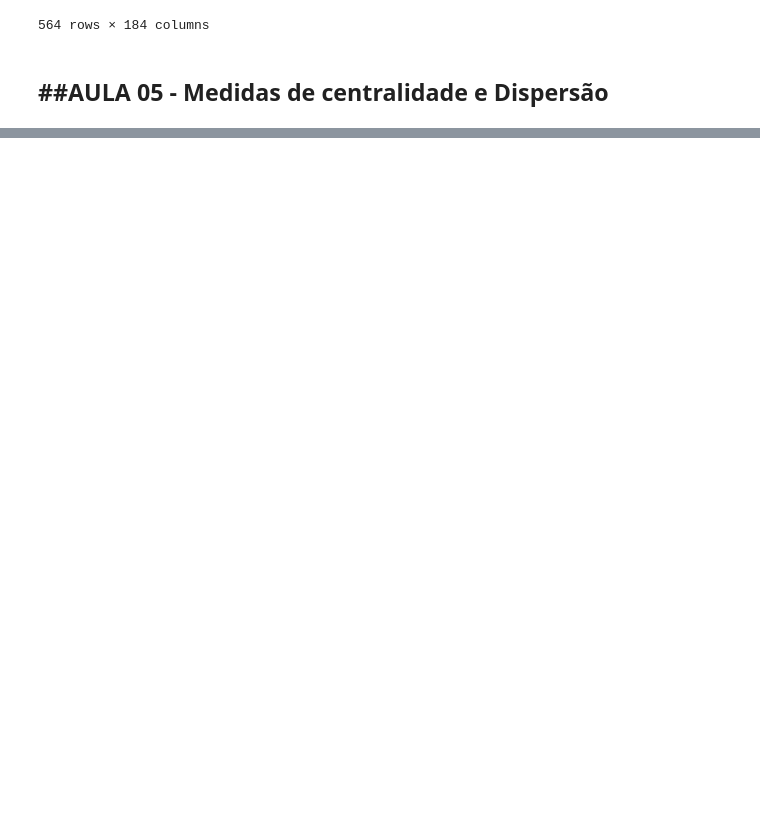
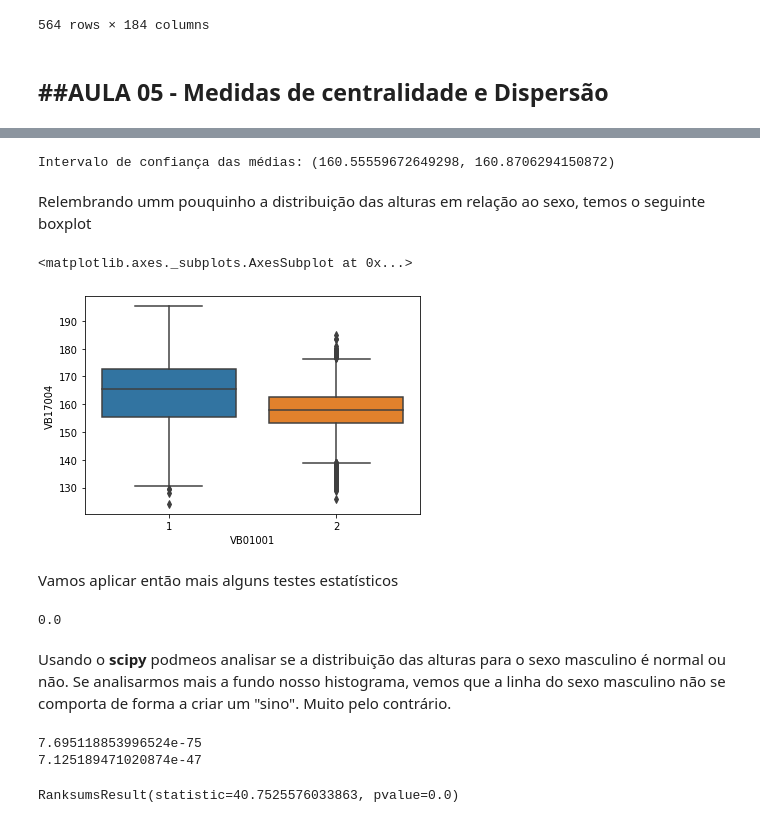
Before and after one commit to MatheusOrange211/Bootcamp-Alura, a Jupyter notebook: Bootcamp_Alura_Data_Science_IBGE.ipynb, the cells around one changed output, grey strips where cells are left out. Saved outputs shown, nothing was run; the diff lists cells and outputs as text; code cells hidden in the pictures; blank space fills up the shorter version.

```diff
--- a/Bootcamp_Alura_Data_Science_IBGE.ipynb
+++ b/Bootcamp_Alura_Data_Science_IBGE.ipynb
@@ -1106,0 +1161,12 @@ dados[dados['IMC'] >= limite_superior]
+# %%
+#media das alturas
+media_altura = dados['VB17004'].mean()
+dados["MEDIA_ALTURA"] = media_altura #adicionar coluna nova com a media das alturas
+diferenca_medias = dados["VB17004"]- dados["MEDIA_ALTURA"]
+dados["DIFERENCA_MEDIAS"] = diferenca_medias #adicionar coluna nova com a diferença
+                                             #das medias e o valor real
+
+
+diferenca_quadrado = diferenca_medias**2
+dados["DIFERENCA_QUADRADO"] = diferenca_quadrado
+dados[["VB17004","MEDIA_ALTURA","DIFERENCA_MEDIAS","DIFERENCA_QUADRADO"]]
@@ -1106,0 +1462,55 @@ dados[dados['IMC'] >= limite_superior]
+# %%
+from statsmodels.stats.weightstats import DescrStatsW
+
+descricao_altura = DescrStatsW(dados["VB17004"])
+
+print("Intervalo de confiança das médias: " + str(descricao_altura.tconfint_mean()))
+# %% [output]
+Intervalo de confiança das médias: (160.55559672649298, 160.8706294150872)
+# %% [markdown]
+Relembrando umm pouquinho a distribuição das alturas em
+relação ao sexo, temos o seguinte boxplot
+# %%
+sns.boxplot(data=dados,x="VB01001",y="VB17004")
+# %% [output]
+<matplotlib.axes._subplots.AxesSubplot at 0x...>
+[figure, added]
+# %% [markdown]
+Vamos aplicar então mais alguns testes estatísticos
+# %%
+from statsmodels.stats.weightstats import ztest
+
+#retorne apenas alturas do qual o sexo seja masculino
+distribuicao_altura_m = dados.query("VB01001 == 1")["VB17004"]
+#retorne apenas alturas do qual o sexo seja feminino
+distribuicao_altura_f = dados.query("VB01001 == 2")["VB17004"]
+
+# ztest(distribuicao_altura_m,distribuicao_altura_f)
+#temos dois valores impressos : (41.16851708819389, 0.0)
+#o segundo é chamado de p value. É ele que pegaremos
+
+
+#se o p-value der 1.0 nossas distribuições são estatísticamente iguais
+#caso der 0.0, serão estatísticamente diferentes
+_, p_value = ztest(distribuicao_altura_m,distribuicao_altura_f)
+p_value
+# %% [output]
+0.0
+# %% [markdown]
+Usando  o **scipy** podmeos analisar se a distribuição das alturas para o sexo masculino é normal ou não. Se analisarmos mais a fundo nosso histograma, vemos que a linha do sexo masculino não se comporta de forma a criar um "sino". Muito pelo contrário.
+# %%
+from scipy.stats import normaltest
+
+_, p_value_normaltest_m = normaltest(distribuicao_altura_m)
+_, p_value_normaltest_f = normaltest(distribuicao_altura_f)
+print(p_value_normaltest_m)
+print(p_value_normaltest_f)
+# %% [output]
+7.695118853996524e-75
+7.125189471020874e-47
+# %%
+from scipy.stats import ranksums
+
+ranksums(distribuicao_altura_m,distribuicao_altura_f)
+# %% [output]
+RanksumsResult(statistic=40.7525576033863, pvalue=0.0)
```
Also changed, not shown: parts of 45 cells of this notebook.
